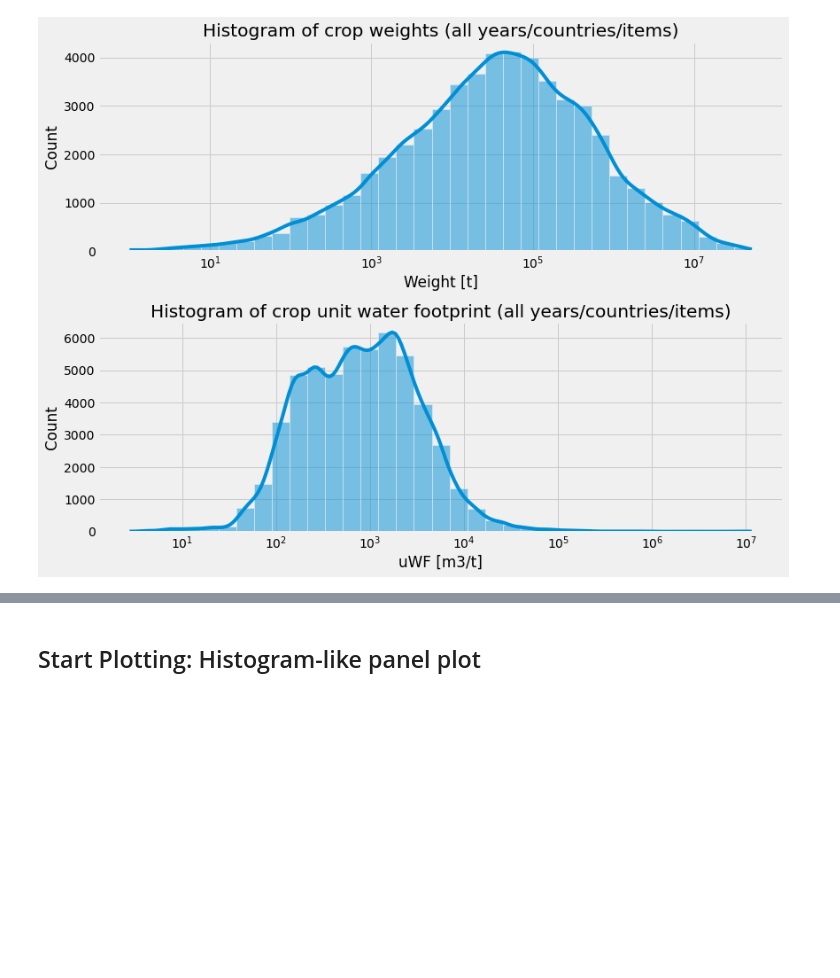
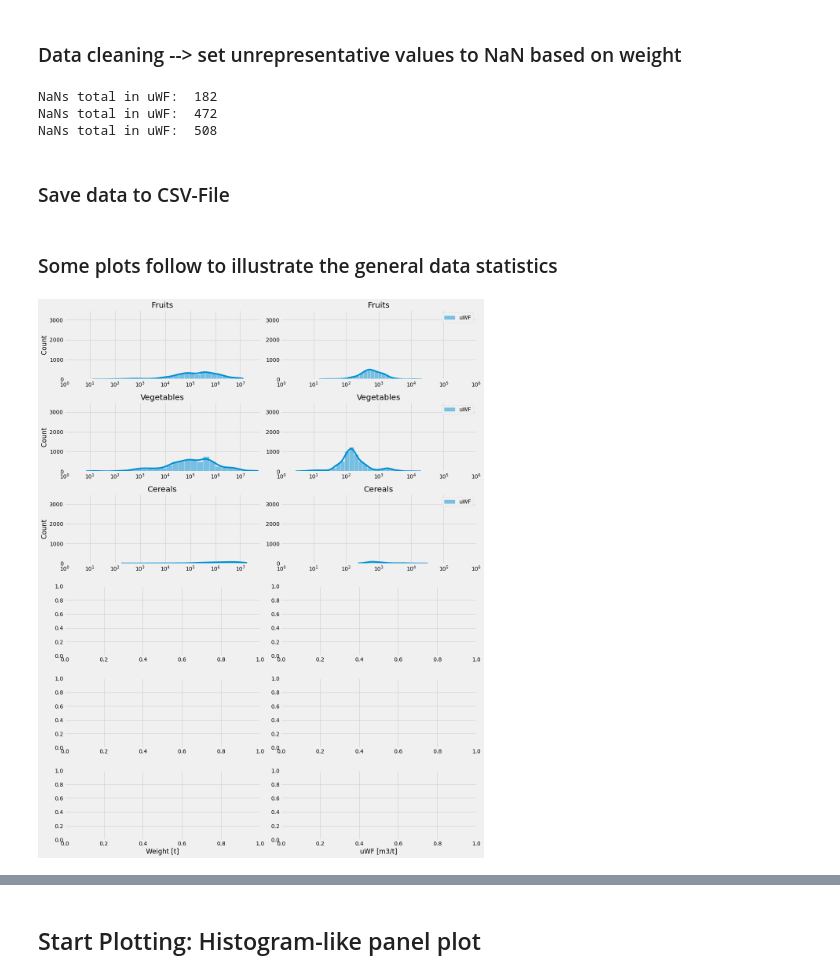
Before and after one commit to jburdano/uWF101, a Jupyter notebook: stat_joerg_allcrops.ipynb, the cells around one changed output, grey strips where cells are left out. Saved outputs shown, nothing was run; the diff lists cells and outputs as text; code cells hidden in the pictures; blank space fills up the shorter version.

```diff
--- a/stat_joerg_allcrops.ipynb
+++ b/stat_joerg_allcrops.ipynb
@@ -90,0 +97,18 @@ dfpl.head(5)
+# %% [markdown]
+### Data cleaning --> set unrepresentative values to NaN based on weight
+# %%
+# exclude unrepresentative uWF values due to relatively low harvest weights
+# (<5th percentile of weight) for each category
+item_cats = list(df_short["Item Category"].unique())
+for cat in item_cats:
+    mask_cat = df_short["Item Category"]==cat
+    perc5_WF = np.percentile(df_short.loc[mask_cat,"Weight_t"],5)
+    mask = (mask_cat) & (df_short["Weight_t"] < perc5_WF)
+    df_short.loc[mask,"uWF"] = np.nan
+    print("NaNs total in uWF: ",df_short["uWF"].isna().sum())
+# %% [output]
+NaNs total in uWF:  182
+NaNs total in uWF:  472
+NaNs total in uWF:  508
+# %% [markdown]
+### Save data to CSV-File
@@ -91,14 +119,28 @@ dfpl.head(5)
+# %% [markdown]
+### Some plots follow to illustrate the general data statistics
 # %%
+# plot histograms for weight and uWF for each item category
+item_cats = list(df_short["Item Category"].unique())
 plt.style.use("fivethirtyeight")
-fig,ax = plt.subplots(2,figsize=[12,9])
-sns.histplot(df_weight_s["Weight_t"],bins=35,
-             kde=True,log_scale=True,ax=ax[0]);
-sns.histplot(dfpl["uWF"],bins=35,
-             kde=True,log_scale=True,ax=ax[1]);
-ax[0].set_title("Histogram of crop weights (all years/countries/items)")
-ax[1].set_title("Histogram of crop unit water footprint (all years/countries/items)")
-ax[0].set_xlabel("Weight [t]");
-ax[1].set_xlabel("uWF [m3/t]");
+fig,ax = plt.subplots(6,2,figsize=[16,20])
+cnt = 0
+
+for i in item_cats:
+    sns.histplot(df_short.loc[df_short["Item Category"]==i,"Weight_t"],bins=28,
+                 kde=True,log_scale=True,ax=ax[cnt,0]);
+    sns.histplot(df_short.loc[df_short["Item Category"]==i,["uWF"]],bins=28,
+                 kde=True,log_scale=True,ax=ax[cnt,1],color=cnt);
+    ax[cnt,0].set_title(i)
+    ax[cnt,1].set_title(i)
+    ax[cnt,0].set_xlabel("");
+    ax[5,0].set_xlabel("Weight [t]");
+    ax[5,1].set_xlabel("uWF [m3/t]");
+    ax[cnt,0].set_xlim(1,6*10**7)
+    ax[cnt,0].set_ylim(0,3500)
+    ax[cnt,1].set_xlim(1,10**6)
+    ax[cnt,1].set_ylim(0,3500)
+    ax[cnt,1].set_ylabel("")
+    cnt+=1
 plt.tight_layout()
 # %% [output]
-[figure, old version]
+[figure, new version]
```
Also changed, not shown: parts of 24 cells of this notebook.
